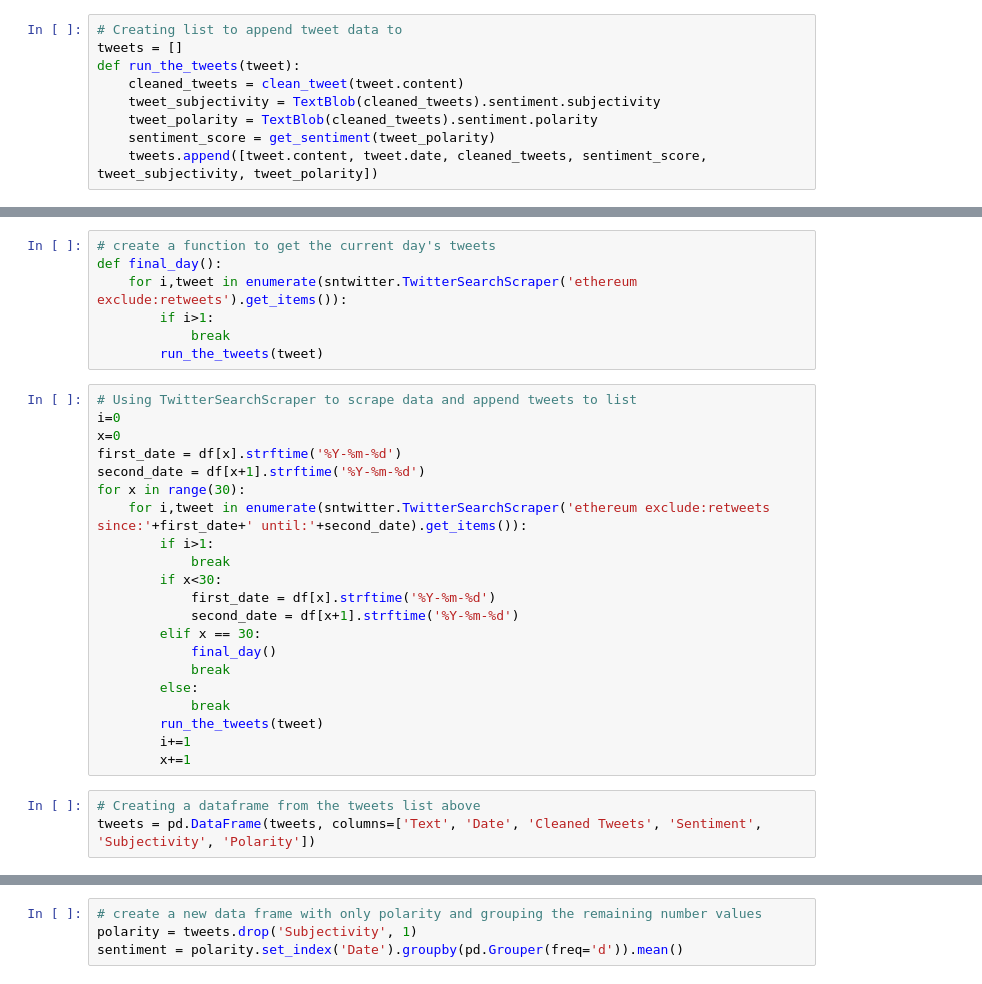
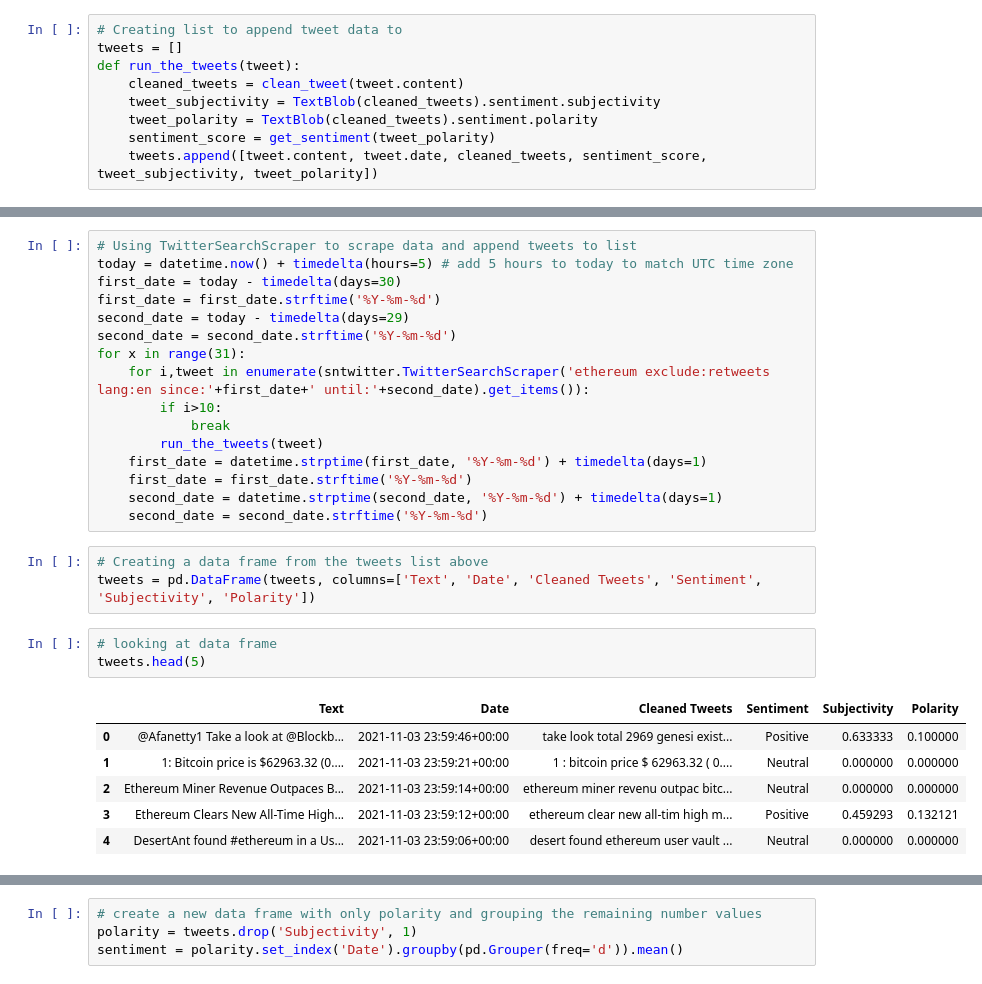
Before and after one commit to emma-steuer/Ethereum-Price-Prediction, a Jupyter notebook: Compare_Sentiment_With_Preprocessing.ipynb, the cells around one changed output, grey strips where cells are left out. Cells and saved outputs as stored; diff of their text form.

Commit message:
Tweet scraping logic debugged, minor code errors fixed, readme edited
Increased accuracy of model with updated preprocessing, more data points, and reflected this in the updated readme.

```diff
--- a/Compare_Sentiment_With_Preprocessing.ipynb
+++ b/Compare_Sentiment_With_Preprocessing.ipynb
@@ -77,34 +70,32 @@ df = pd.date_range(month_ago, today)
-# %%
-# create a function to get the current day's tweets
-def final_day():
-    for i,tweet in enumerate(sntwitter.TwitterSearchScraper('ethereum exclude:retweets').get_items()):
-        if i>1:
-            break
-        run_the_tweets(tweet)
 # %%
 # Using TwitterSearchScraper to scrape data and append tweets to list
-i=0
-x=0
-first_date = df[x].strftime('%Y-%m-%d')
-second_date = df[x+1].strftime('%Y-%m-%d')
-for x in range(30):
-    for i,tweet in enumerate(sntwitter.TwitterSearchScraper('ethereum exclude:retweets since:'+first_date+' until:'+second_date).get_items()):
-        if i>1:
-            break
-        if x<30:
-            first_date = df[x].strftime('%Y-%m-%d')
-            second_date = df[x+1].strftime('%Y-%m-%d')
-        elif x == 30:
-            final_day()
-            break
-        else:
+today = datetime.now() + timedelta(hours=5) # add 5 hours to today to match UTC time zone
+first_date = today - timedelta(days=30)
+first_date = first_date.strftime('%Y-%m-%d')
+second_date = today - timedelta(days=29)
+second_date = second_date.strftime('%Y-%m-%d')
+for x in range(31):
+    for i,tweet in enumerate(sntwitter.TwitterSearchScraper('ethereum exclude:retweets lang:en since:'+first_date+' until:'+second_date).get_items()):
+        if i>10:
             break
         run_the_tweets(tweet)
-        i+=1
-        x+=1
+    first_date = datetime.strptime(first_date, '%Y-%m-%d') + timedelta(days=1)
+    first_date = first_date.strftime('%Y-%m-%d')
+    second_date = datetime.strptime(second_date, '%Y-%m-%d') + timedelta(days=1)
+    second_date = second_date.strftime('%Y-%m-%d')
 # %%
-# Creating a dataframe from the tweets list above
+# Creating a data frame from the tweets list above
 tweets = pd.DataFrame(tweets, columns=['Text', 'Date', 'Cleaned Tweets', 'Sentiment', 'Subjectivity', 'Polarity'])
+# %%
+# looking at data frame
+tweets.head(5)
+# %% [output]
+|  | Text | Date | Cleaned Tweets | Sentiment | Subjectivity | Polarity |
+| 0 | @Afanetty1 Take a look at @Blockb... | 2021-11-03 23:59:46+00:00 | take look total 2969 genesi exist... | Positive | 0.633333 | 0.100000 |
+| 1 | 1: Bitcoin price is $62963.32 (0.... | 2021-11-03 23:59:21+00:00 | 1 : bitcoin price $ 62963.32 ( 0.... | Neutral | 0.000000 | 0.000000 |
+| 2 | Ethereum Miner Revenue Outpaces B... | 2021-11-03 23:59:14+00:00 | ethereum miner revenu outpac bitc... | Neutral | 0.000000 | 0.000000 |
+| 3 | Ethereum Clears New All-Time High... | 2021-11-03 23:59:12+00:00 | ethereum clear new all-tim high m... | Positive | 0.459293 | 0.132121 |
+| 4 | DesertAnt found #ethereum in a Us... | 2021-11-03 23:59:06+00:00 | desert found ethereum user vault ... | Neutral | 0.000000 | 0.000000 |
 # %%
 # graphing polarity of tweets over 30 days
 sentiment_graph = tweets.plot.line(x='Date', y='Polarity', color='pink')
```
Also changed, not shown: parts of 6 cells of this notebook, 3 other files.
